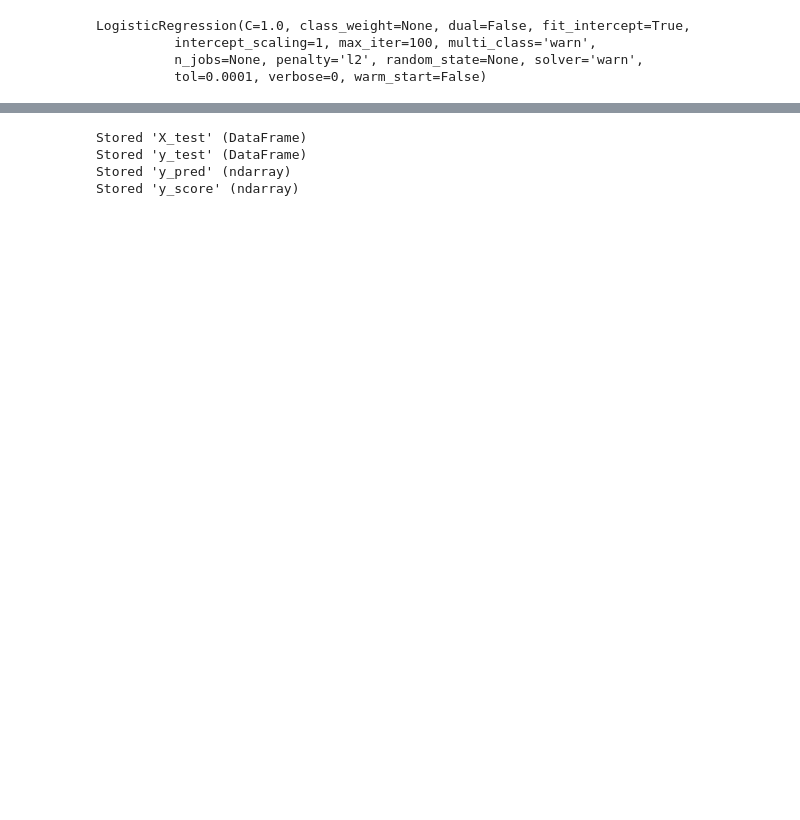
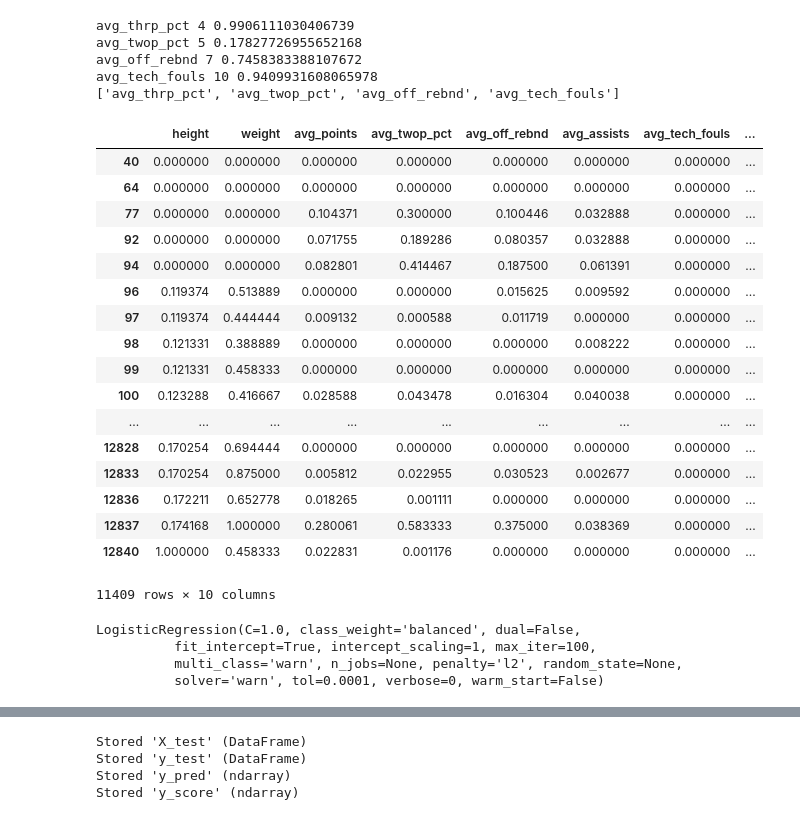
Before and after one commit to jaybooth4/DataVizFinalProject, a Jupyter notebook: PlayerStats/LogRegModel.ipynb, the cells around one changed output, grey strips where cells are left out. Drawn from its saved outputs; the diff is of its cells as text; code cells hidden in the pictures; blank space fills up the shorter version.

```diff
--- a/PlayerStats/LogRegModel.ipynb
+++ b/PlayerStats/LogRegModel.ipynb
@@ -38,22 +38,53 @@ Optimization terminated successfully.
 #X.columns[0]
 # %%
 #remove variables with a p value greater than 0.05
+droplist = []
 for idx,pval in enumerate(result.pvalues):
     if pval >= 0.05:
-        #print(X.columns[idx],pval )
-        del X[X.columns[idx]]
+        print(X.columns[idx], idx, pval )
+        droplist.append(X.columns[idx])
+print(droplist)
+X=X.drop(columns=droplist)
+# %% [output]
+avg_thrp_pct 4 0.9906111030406739
+avg_twop_pct 5 0.17827726955652168
+avg_off_rebnd 7 0.7458383388107672
+avg_tech_fouls 10 0.9409931608065978
+['avg_thrp_pct', 'avg_twop_pct', 'avg_off_rebnd', 'avg_tech_fouls']
+# %%
+X = X.drop(columns=['jersey_num'])
+X
+# %% [output]
+|  | height | weight | avg_points | avg_twop_pct | avg_off_rebnd | avg_assists | avg_tech_fouls | ... |
+| 40 | 0.000000 | 0.000000 | 0.000000 | 0.000000 | 0.000000 | 0.000000 | 0.000000 | ... |
+| 64 | 0.000000 | 0.000000 | 0.000000 | 0.000000 | 0.000000 | 0.000000 | 0.000000 | ... |
+| 77 | 0.000000 | 0.000000 | 0.104371 | 0.300000 | 0.100446 | 0.032888 | 0.000000 | ... |
+| 92 | 0.000000 | 0.000000 | 0.071755 | 0.189286 | 0.080357 | 0.032888 | 0.000000 | ... |
+| 94 | 0.000000 | 0.000000 | 0.082801 | 0.414467 | 0.187500 | 0.061391 | 0.000000 | ... |
+| 96 | 0.119374 | 0.513889 | 0.000000 | 0.000000 | 0.015625 | 0.009592 | 0.000000 | ... |
+| 97 | 0.119374 | 0.444444 | 0.009132 | 0.000588 | 0.011719 | 0.000000 | 0.000000 | ... |
+| 98 | 0.121331 | 0.388889 | 0.000000 | 0.000000 | 0.000000 | 0.008222 | 0.000000 | ... |
+| 99 | 0.121331 | 0.458333 | 0.000000 | 0.000000 | 0.000000 | 0.000000 | 0.000000 | ... |
+| 100 | 0.123288 | 0.416667 | 0.028588 | 0.043478 | 0.016304 | 0.040038 | 0.000000 | ... |
+| ... | ... | ... | ... | ... | ... | ... | ... | ... |
+| 12828 | 0.170254 | 0.694444 | 0.000000 | 0.000000 | 0.000000 | 0.000000 | 0.000000 | ... |
+| 12833 | 0.170254 | 0.875000 | 0.005812 | 0.022955 | 0.030523 | 0.002677 | 0.000000 | ... |
+| 12836 | 0.172211 | 0.652778 | 0.018265 | 0.001111 | 0.000000 | 0.000000 | 0.000000 | ... |
+| 12837 | 0.174168 | 1.000000 | 0.280061 | 0.583333 | 0.375000 | 0.038369 | 0.000000 | ... |
+| 12840 | 1.000000 | 0.458333 | 0.022831 | 0.001176 | 0.000000 | 0.000000 | 0.000000 | ... |
+11409 rows × 10 columns
 # %%
 #class_weight=weight
 #
 # Actually train the classifier now that we have the good data
 X_train, X_test, y_train, y_test = train_test_split(X, y, test_size=0.3, random_state=0)
-logreg = LogisticRegression()
+logreg = LogisticRegression(class_weight=weight)
 logreg.fit(X_train, y_train.values.ravel())
 # %% [output]
-LogisticRegression(C=1.0, class_weight=None, dual=False, fit_intercept=True,
-          intercept_scaling=1, max_iter=100, multi_class='warn',
-          n_jobs=None, penalty='l2', random_state=None, solver='warn',
-          tol=0.0001, verbose=0, warm_start=False)
+LogisticRegression(C=1.0, class_weight='balanced', dual=False,
+          fit_intercept=True, intercept_scaling=1, max_iter=100,
+          multi_class='warn', n_jobs=None, penalty='l2', random_state=None,
+          solver='warn', tol=0.0001, verbose=0, warm_start=False)
 # %%
 y_pred = logreg.predict(X_test)
 print('Accuracy of logistic regression classifier on test set: {:.5f}'.format(logreg.score(X_test, y_test)))
```
Also changed, not shown: parts of 2 cells of this notebook, 14 other files.
